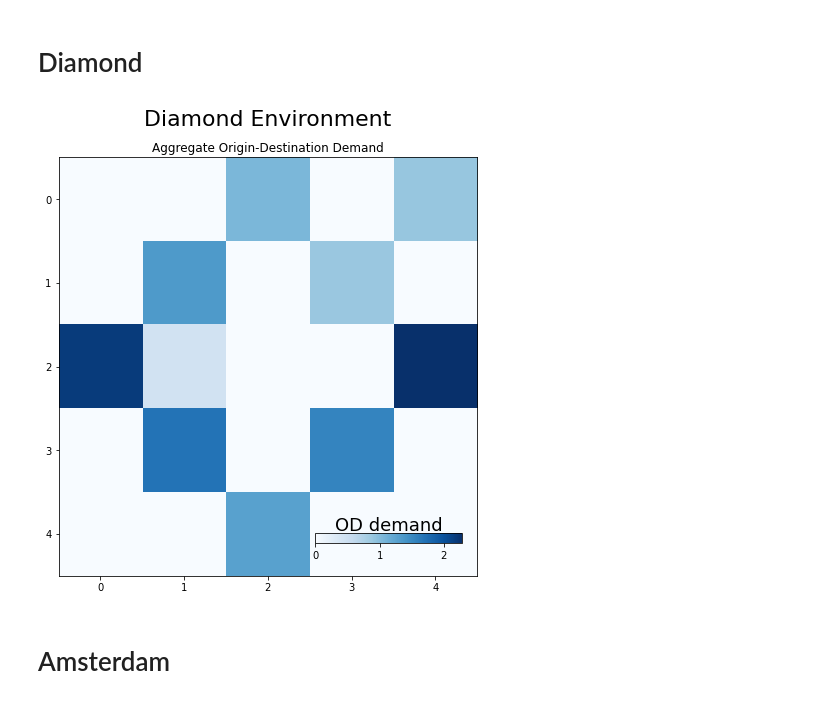
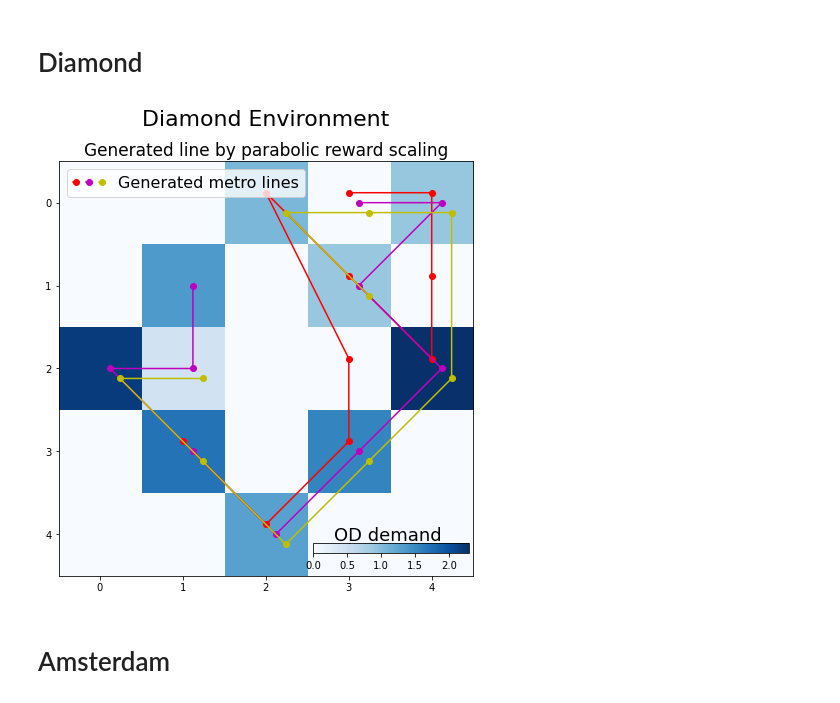
Before and after one commit to dimichai/fair-network-expansion, a Jupyter notebook: environments/plotter.ipynb, the cells around one changed output. Drawn from its saved outputs; the diff is of its cells as text; code cells hidden in the pictures.

Commit message:
Add final plots

```diff
--- a/environments/plotter.ipynb
+++ b/environments/plotter.ipynb
@@ -82,7 +113,7 @@ plt.rc('font', size=15)
 fig, axs = plt.subplots(1, 2, figsize=(15, 10))
 
 im0 = axs[0].imshow(xian_od, cm.get_cmap('Blues'))
-axs[0].set_title('Aggregate Origin-Destination Demand')
+axs[0].set_title('Aggregate Origin-Destination Demand', fontsize=20)
 cax = fig.add_axes([0.29, 0.17, 0.19, 0.02])
 cbar = fig.colorbar(im0, cax=cax, orientation='horizontal')
 # cbar.set_label('test', horizontalalignment='right')
@@ -95,7 +126,7 @@ values = (np.unique(xian_groups[~np.isnan(xian_groups)]))
 colors = [ im1.cmap(im1.norm(value)) for value in values]
 patches = [ mpatches.Patch(color=colors[i], label=labels[i] ) for i in range(len(labels)) ]
 axs[1].legend(handles=patches, loc="lower right", prop={'size': 14})
-axs[1].set_title('House Price Index Quintiles')
+axs[1].set_title('House Price Index Quintiles', fontsize=20)
 # fig.colorbar(im1, cax=get_cax(axs[1]), orientation='vertical')
 
 for i, l in enumerate(xian.existing_lines):
@@ -110,6 +141,6 @@ for i, l in enumerate(xian.existing_lines):
 
 axs[0].legend()
 
-fig.suptitle("Xi'an (China) Environment", y=0.9, fontsize=22)
+fig.suptitle("Xi'an (China) Environment", y=0.9, fontsize=25)
 fig.tight_layout()
 # %% [output]
@@ -164,26 +405,60 @@ fig.tight_layout()
 # %% [markdown]
 # Diamond
 # %%
+from matplotlib.legend_handler import HandlerTuple
 fig, axs = plt.subplots(1, 1, figsize=(12, 7))
 
 im0 = axs.imshow(diamond_od, cm.get_cmap('Blues'))
-cax = fig.add_axes([0.555, 0.12, 0.17, 0.02])
+cax = fig.add_axes([0.555, 0.10, 0.18, 0.02])
 fig.colorbar(im0, cax=cax, orientation='horizontal')
-axs.set_title('Aggregate Origin-Destination Demand')
 cax.text(0.3,1.3, 'OD demand', fontsize=18)
 
 # im1 = axs[1].imshow(diamond_groups, cm.get_cmap('viridis'))
 # labels = ['1st quintile', '2nd quintile', '3rd quintile', '4th quintile', '5th quintile']
 # values = (np.unique(diamond_groups[~np.isnan(diamond_groups)]))
 # colors = [ im1.cmap(im1.norm(value)) for value in values]
 # patches = [ mpatches.Patch(color=colors[i], label=labels[i] ) for i in range(len(labels)) ]
 # axs[1].legend(handles=patches, loc="lower right", prop={'size': 14})
 # axs[1].set_title('House Price Index Quintiles')
 
+result_path = 'rewardfn_results/diamond_5x5_2022'
+# Aggregate od flow
+axs.set_title('Aggregate Origin-Destination Demand', fontsize=17)
+# Generated lines
+# forced constraints
+# axs.set_title('Generated line by enforced feasibility constraints', fontsize=17)
+# fc_tour = torch.Tensor([[20, 21, 22, 17, 18, 19, 14, 9, 4]])
+# linear scaling
+# axs.set_title('Generated line by linear reward scaling', fontsize=17)
+# generated_lines = [torch.Tensor([[9,4,14,8,2,6,3,7,13,1]]),
+#                    torch.Tensor([[4,9,14,8,2,3,23,18,22,21]]),
+#                    torch.Tensor([[5,6,11,10,16,22,18,14,4,9]])]
+
+# parabolic scaling
+axs.set_title('Generated line by parabolic reward scaling', fontsize=17)
+generated_lines = [torch.Tensor([[3,4,9,14,8,2,13,18,22,16]]),
+                   torch.Tensor([[6,11,10,16,22,18,14,8,4,3]]),
+                   torch.Tensor([[11,10,16,22,18,14,4,3,2,8]])]
+
+
+colors = ['r', 'm', 'y']
+shift = 0.12
+p_i = []
+
+for i, tour in enumerate(generated_lines):
+
+    tour_idx = diamond.vector_to_grid(tour)
+
+    label = f"Generated metro line {i}"
+    p, = axs.plot(tour_idx[1]+ i*shift, tour_idx[0] - shift + i*shift, '-o'+colors[i], label=label)
+    p_i.append(p )
+
+axs.legend([(p_i[0], p_i[1], p_i[2])],["Generated metro lines"],loc='upper left', fontsize=16,
+               handler_map={tuple: HandlerTuple(ndivide=None)})
 fig.suptitle("Diamond Environment", fontsize=22)
 fig.tight_layout()
 # %% [output]
-[figure, old version]
+[figure, new version]
 # %% [markdown]
 # Amsterdam
 # %%
```
Also changed, not shown: parts of 9 cells of this notebook.
